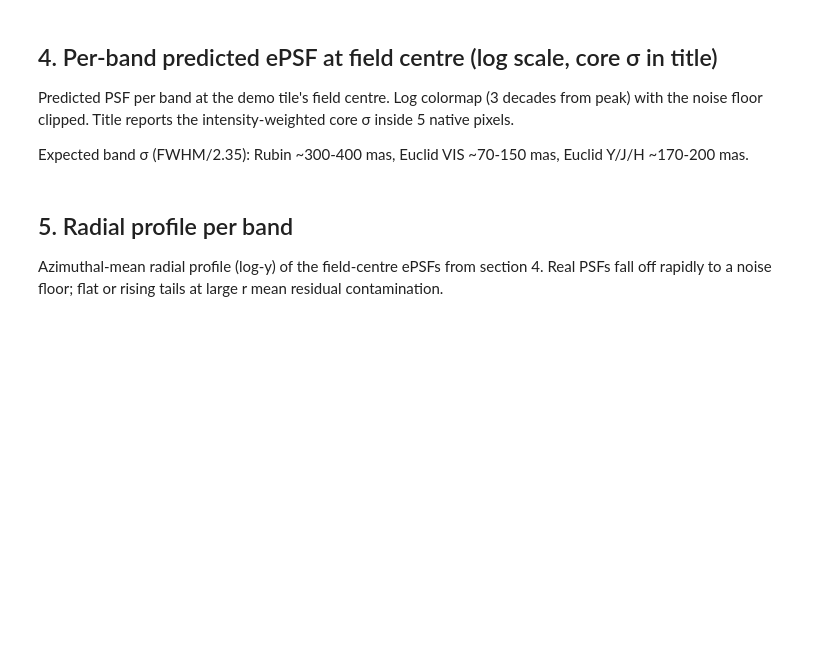
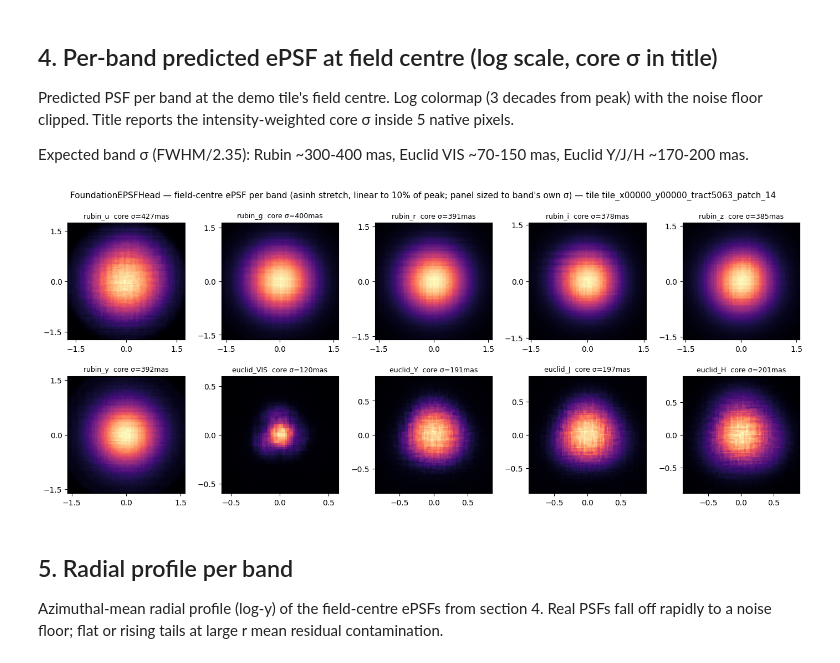
Before and after one commit to xoubish/JAISP, a Jupyter notebook: io/08_psf_visualization.ipynb, the cells around one changed output. Saved outputs shown, nothing was run; the diff lists cells and outputs as text; code cells hidden in the pictures; blank space fills up the shorter version.

```diff
--- a/io/08_psf_visualization.ipynb
+++ b/io/08_psf_visualization.ipynb
@@ -423,3 +412,59 @@ plt.tight_layout(); plt.show()
+# %%
+# Asinh stretch (Lupton): linear near the peak, log-like in the wings,
+# no noise-floor cliff. Visible bright disc sits at ~1-2 sigma rather than
+# the 3.7 sigma cliff that LogNorm with a 1e-3 clip produces.
+#
+# Per-band display half-extent: still sized to each PSF's own ~3.7 sigma so
+# all panels reveal a comparable amount of wing context.
+
+NOISE_FLOOR_SIGMAS = 3.72
+PANEL_MARGIN_ARCSEC = 0.15
+MIN_DISPLAY_HALF = 0.6
+ASINH_LINEAR_FRAC = 0.10  # asinh is linear down to this fraction of peak
+
+from matplotlib.colors import AsinhNorm
+
+fig, axes = plt.subplots(2, 5, figsize=(14, 6))
+for ax, band, p in zip(axes.flat, HEAD_BANDS, EPSF_FIELD_CENTRE):
+    P = p.shape[0]
+    px_over = BAND_PIXEL_SCALE_ARCSEC[band] / head.oversampling
+    data_ext = (P - 1) / 2.0 * px_over
+    pk = float(p.max())
+
+    sig_mas = core_sigma_mas(p, head.oversampling, band)
+    sigma_arcsec = sig_mas / 1000.0
+    panel_half = NOISE_FLOOR_SIGMAS * sigma_arcsec + PANEL_MARGIN_ARCSEC
+    panel_half = max(MIN_DISPLAY_HALF, min(panel_half, data_ext))
+
+    ax.imshow(
+        p,
+        origin="lower",
+        cmap="magma",
+        extent=[-data_ext, data_ext, -data_ext, data_ext],
+        norm=AsinhNorm(linear_width=pk * ASINH_LINEAR_FRAC, vmin=0.0, vmax=pk),
+        interpolation="nearest",
+    )
+    ax.set_title(f"{band}  core σ={sig_mas:.0f}mas", fontsize=9)
+    ax.set_xlim(-panel_half, panel_half)
+    ax.set_ylim(-panel_half, panel_half)
+    if panel_half >= 1.5:
+        ticks = [-1.5, 0, 1.5]
+    elif panel_half >= 1.0:
+        ticks = [-1, 0, 1]
+    elif panel_half >= 0.6:
+        ticks = [-0.5, 0, 0.5]
+    else:
+        ticks = [-0.3, 0, 0.3]
+    ax.set_xticks(ticks); ax.set_yticks(ticks)
+fig.suptitle(
+    f"FoundationEPSFHead — field-centre ePSF per band "
+    f"(asinh stretch, linear to {ASINH_LINEAR_FRAC:.0%} of peak; panel sized to band's own σ) "
+    f"— tile {DEMO_TILE_ID}",
+    fontsize=11,
+)
+plt.tight_layout(); plt.show()
+# %% [output]
+[figure, added]
 # %% [markdown]
 ## 5. Radial profile per band
 
```
Also changed, not shown: parts of 5 cells of this notebook, 2 other files.
